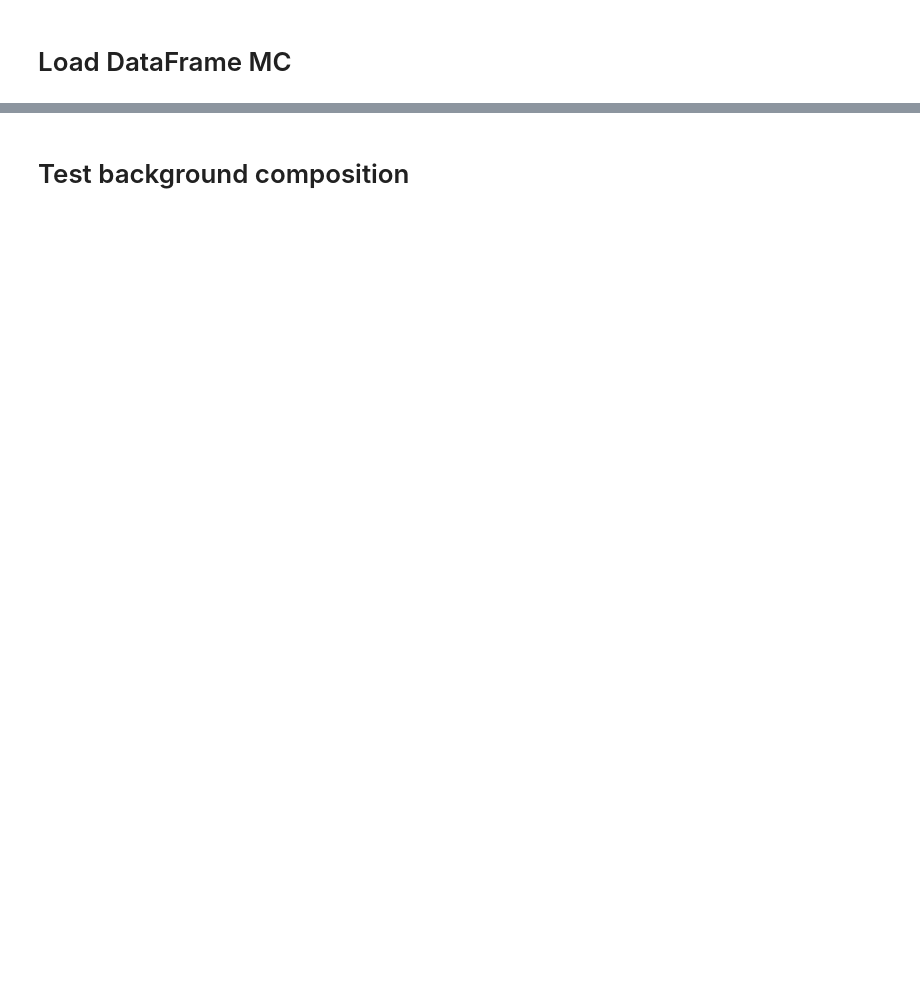
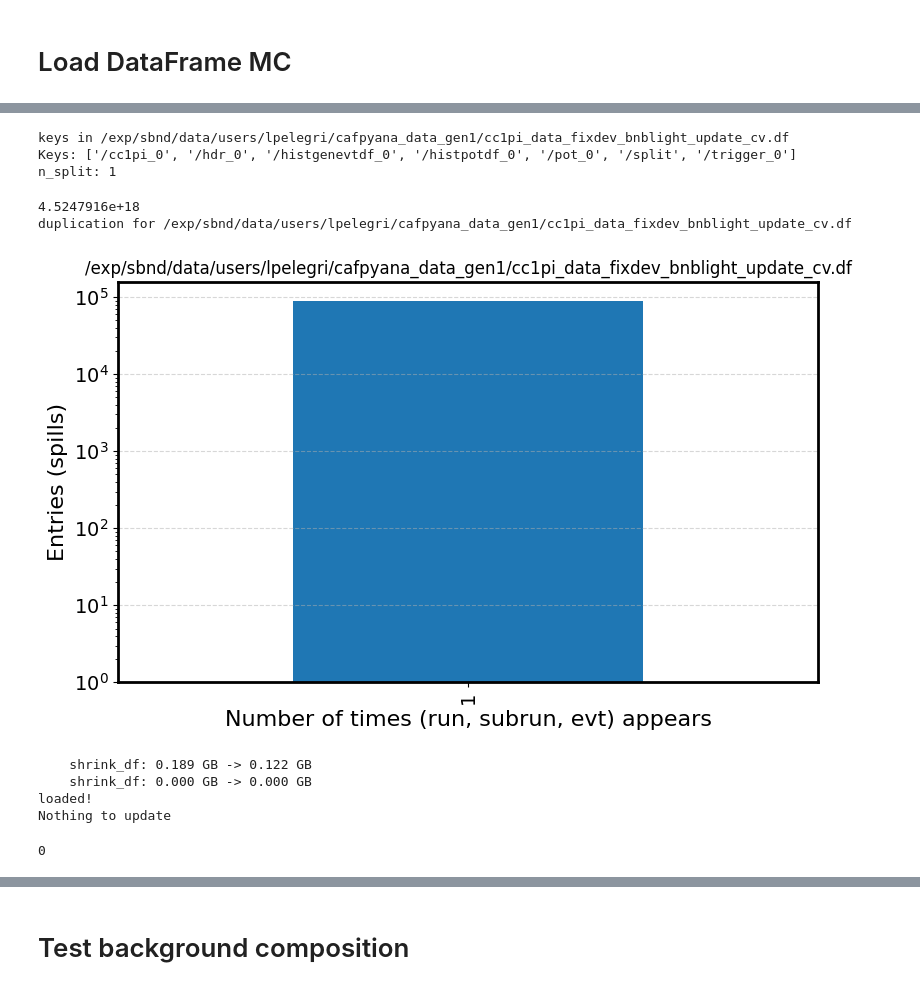
Before and after one commit to LuisPelegrina/cafpyana, a Jupyter notebook: analysis_village/cc1pi/DataMCComp/DataMCOnlyStat.ipynb, the cells around one changed output, grey strips where cells are left out. Cells and saved outputs as stored; diff of their text form; code cells hidden in the pictures; blank space fills up the shorter version.

```diff
--- a/analysis_village/cc1pi/DataMCComp/DataMCOnlyStat.ipynb
+++ b/analysis_village/cc1pi/DataMCComp/DataMCOnlyStat.ipynb
@@ -73,11 +95,23 @@ gc.collect()
 # %%
 #Load data
 keys2load = ["cc1pi", "hdr", "histpotdf"] ## keys from the configuration file
-data_df = load_df("/exp/sbnd/data/users/lpelegri/cafpyana_data/cc1pi_data_fixdev_bnblight.df", keys2load, 100)
+data_df = load_df("/exp/sbnd/data/users/lpelegri/cafpyana_data_gen1/cc1pi_data_fixdev_bnblight_update_cv.df", keys2load, 100)
 data_evt_df = data_df['cc1pi']
 data_hdr_df = data_df['hdr']
 del data_df
 gc.collect()
+# %% [output]
+keys in /exp/sbnd/data/users/lpelegri/cafpyana_data_gen1/cc1pi_data_fixdev_bnblight_update_cv.df
+Keys: ['/cc1pi_0', '/hdr_0', '/histgenevtdf_0', '/histpotdf_0', '/pot_0', '/split', '/trigger_0']
+n_split: 1
+4.5247916e+18
+duplication for /exp/sbnd/data/users/lpelegri/cafpyana_data_gen1/cc1pi_data_fixdev_bnblight_update_cv.df
+[figure, added]
+    shrink_df: 0.189 GB -> 0.122 GB
+    shrink_df: 0.000 GB -> 0.000 GB
+loaded!
+Nothing to update
+0
 # %%
 pot_weight_col = ('slc', 'wgt', '', '', '', '')
 # BNB data
```
Also changed, not shown: parts of 7 cells of this notebook, 27 other files.
